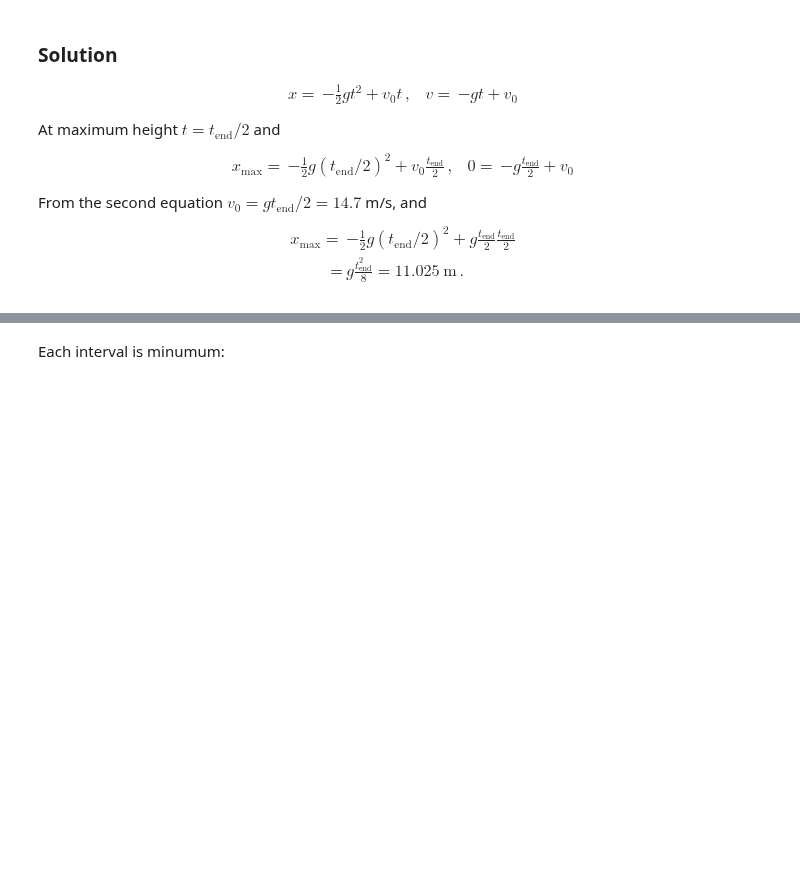
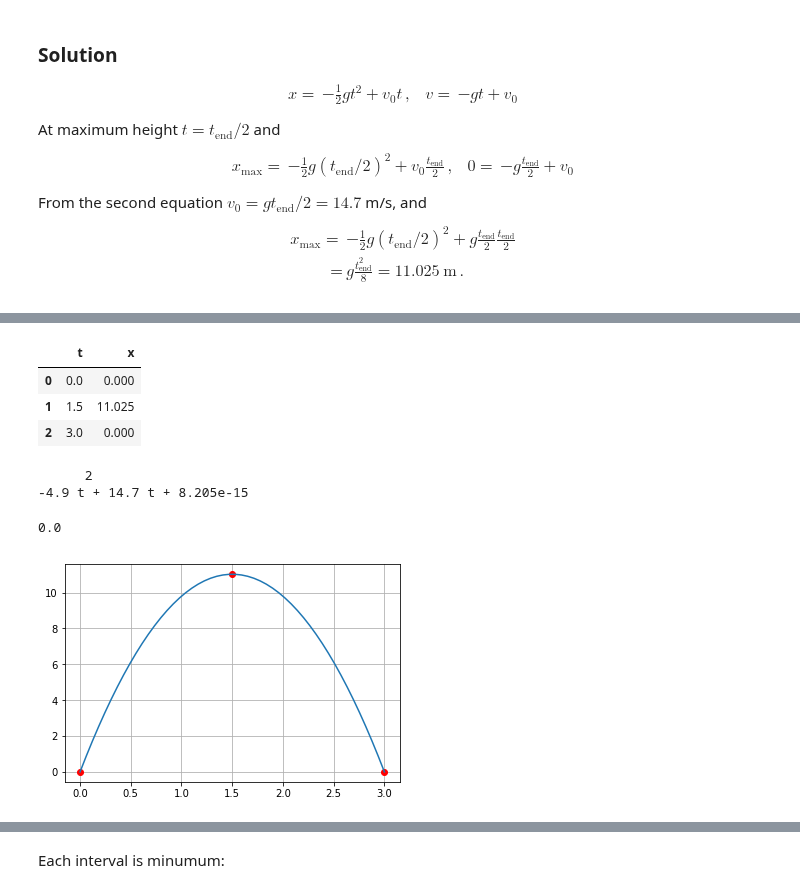
Before and after one commit to restrepo/ComputationalMethods, a Jupyter notebook: material/solution_least_action.ipynb, the cells around one changed output, grey strips where cells are left out. Saved outputs shown, nothing was run; the diff lists cells and outputs as text; code cells hidden in the pictures; blank space fills up the shorter version.

```diff
--- a/material/solution_least_action.ipynb
+++ b/material/solution_least_action.ipynb
@@ -22,3 +29,32 @@ From the second equation $v_0=g t_{\text{end}}/2=14.7$ m/s, and
+# %%
+df=pd.DataFrame( {'t':[0,1.5,3],
+                  'x':[0,11.025,0]
+     })
+df
+# %% [output]
+|  | t | x |
+| 0 | 0.0 | 0.000 |
+| 1 | 1.5 | 11.025 |
+| 2 | 3.0 | 0.000 |
+# %%
+df.loc[1,'x']=11.025
+coeff=np.polyfit(df.t,df.x,deg=2)
+x=np.poly1d(coeff,variable='t')
+print(x)
+# %% [output]
+      2
+-4.9 t + 14.7 t + 8.205e-15
+# %%
+df.t.min()
+# %% [output]
+0.0
+# %%
+t=np.linspace(df.t.min(),df.t.max())
+plt.plot(df.t,df.x,'ro')
+plt.plot(t,x(t))
+plt.grid()
+# %% [output]
+[figure, added]
 # %% [markdown]
 <div style="float: right;" markdown="1">
     <img src="figures/leastaction.png">
```
Also changed, not shown: parts of 21 cells of this notebook, 1 other file.
